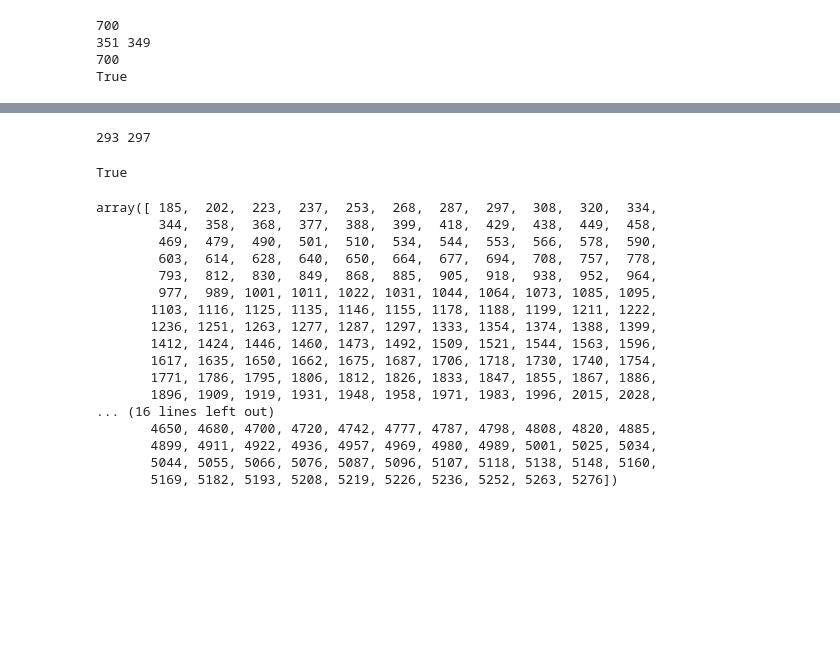
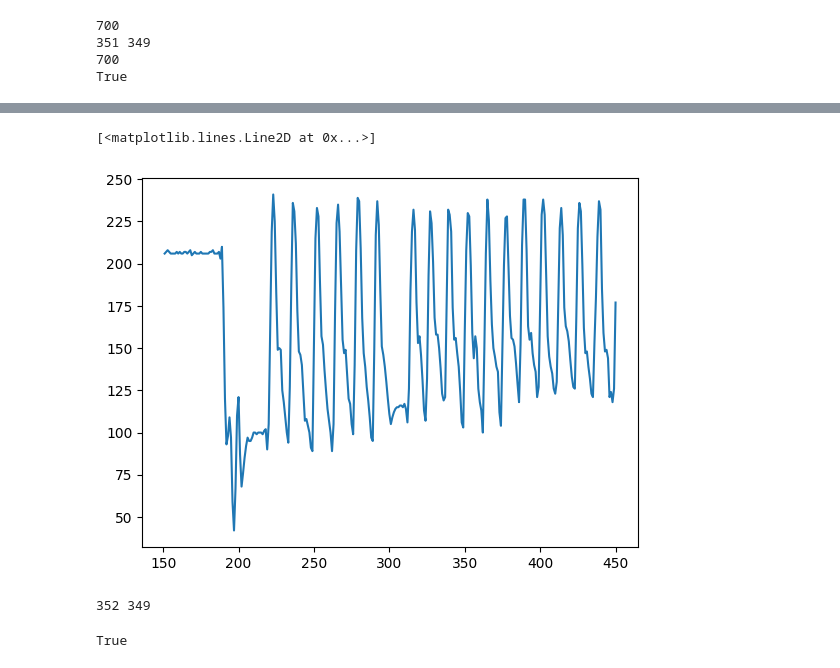
Before and after one commit to GabrielVandersippe/cern-cablage, a Jupyter notebook: lucas.ipynb, the cells around one changed output, grey strips where cells are left out. Drawn from its saved outputs; the diff is of its cells as text; code cells hidden in the pictures; blank space fills up the shorter version.

Commit message:
test v2 : 100%

```diff
--- a/lucas.ipynb
+++ b/lucas.ipynb
@@ -205,21 +206,20 @@ print(count(image, column_left=860, column_right=6070))
 353.0
 703.0
 # %%
-def crop_lignes (image) :
-    grey = cv2.cvtColor(image, cv2.COLOR_BGR2GRAY)
-    bw = cv2.threshold(grey, 127,255,cv2.THRESH_BINARY_INV)[1]
-    n = bw.shape[0]
+def crop_lignes (image_grey) :
+    image_bw = cv2.threshold(image_grey, 127,255,cv2.THRESH_BINARY_INV)[1]
+    n = image_bw.shape[0]
     limit_high = 0
-    x = bw[limit_high].mean()
+    x = image_bw[limit_high].mean()
     while (limit_high < n//2) and (x <= 150) :
         limit_high+=1
-        x = bw[limit_high].mean()
+        x = image_bw[limit_high].mean()
     limit_low = n-1
-    x = bw[limit_low].mean()
+    x = image_bw[limit_low].mean()
     while (limit_low > n//2) and (x <= 150) :
         limit_low-=1
-        x = bw[limit_low].mean()
-    return (limit_high, limit_low)
+        x = image_bw[limit_low].mean()
+    return (limit_high + 20, limit_low - 30)
 # %%
 def crop_colonnes (image) :
     grey = cv2.cvtColor(image, cv2.COLOR_BGR2GRAY)
@@ -564,31 +552,19 @@ plt.plot(np.arange(grey.shape[0])[n-200:], grey[:,right][n-200:])
+# %%
+high, low = crop_lignes(image)
+image_crop = image[high:low]
+# %%
+plt.plot(np.arange(low-high)[:300]+high, grey[high:low,left][:300])
+# %% [output]
+[<matplotlib.lines.Line2D at 0x...>]
+[figure, added]
 # %%
-image2 = image.copy()
-test = test_count_v2(image, left, right)
+image2 = image_crop.copy()
+test = test_count_v2(image_crop, left, right)
 for x in test :
     image2[x, left, 0] = 0
     image2[x, left, 1] = 0
     image2[x, left, 2] = 255
 cv2.imwrite('test.jpg',image2)
 # %% [output]
-293 297
+352 349
 True
-# %%
-test
-# %% [output]
-array([ 185,  202,  223,  237,  253,  268,  287,  297,  308,  320,  334,
-        344,  358,  368,  377,  388,  399,  418,  429,  438,  449,  458,
-        469,  479,  490,  501,  510,  534,  544,  553,  566,  578,  590,
-        603,  614,  628,  640,  650,  664,  677,  694,  708,  757,  778,
-        793,  812,  830,  849,  868,  885,  905,  918,  938,  952,  964,
-        977,  989, 1001, 1011, 1022, 1031, 1044, 1064, 1073, 1085, 1095,
-       1103, 1116, 1125, 1135, 1146, 1155, 1178, 1188, 1199, 1211, 1222,
-       1236, 1251, 1263, 1277, 1287, 1297, 1333, 1354, 1374, 1388, 1399,
-       1412, 1424, 1446, 1460, 1473, 1492, 1509, 1521, 1544, 1563, 1596,
-       1617, 1635, 1650, 1662, 1675, 1687, 1706, 1718, 1730, 1740, 1754,
-       1771, 1786, 1795, 1806, 1812, 1826, 1833, 1847, 1855, 1867, 1886,
-       1896, 1909, 1919, 1931, 1948, 1958, 1971, 1983, 1996, 2015, 2028,
-... (16 lines left out)
-       4650, 4680, 4700, 4720, 4742, 4777, 4787, 4798, 4808, 4820, 4885,
-       4899, 4911, 4922, 4936, 4957, 4969, 4980, 4989, 5001, 5025, 5034,
-       5044, 5055, 5066, 5076, 5087, 5096, 5107, 5118, 5138, 5148, 5160,
-       5169, 5182, 5193, 5208, 5219, 5226, 5236, 5252, 5263, 5276])
```
Also changed, not shown: parts of 8 cells of this notebook.
